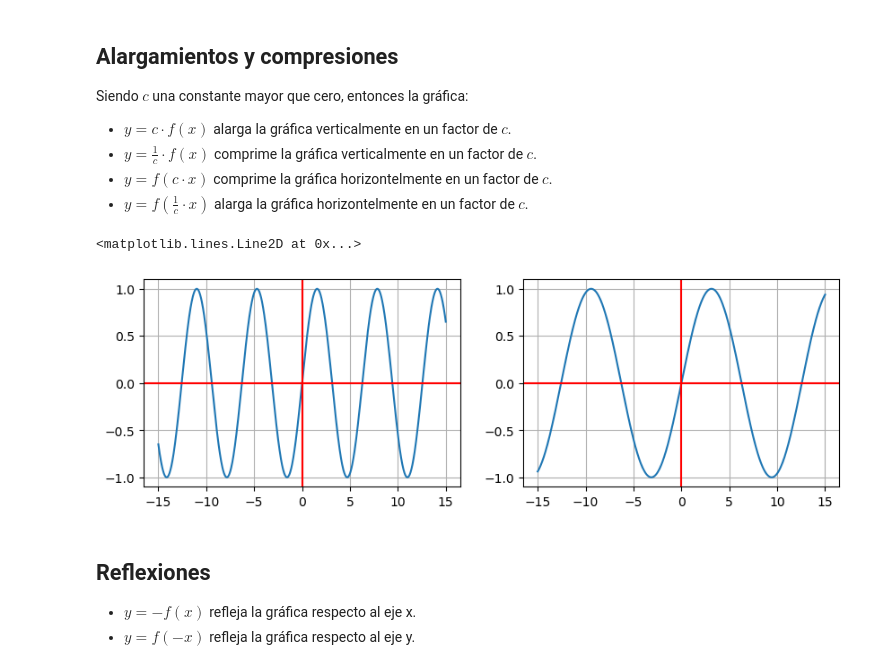
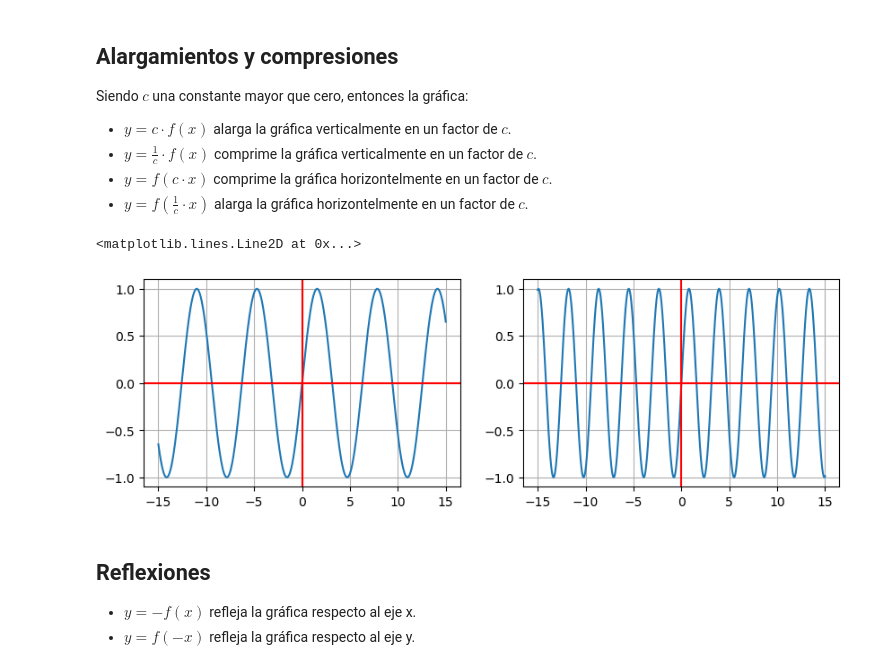
Before and after one commit to rogerreys/math_ai, a Jupyter notebook: 3_¿Cómo_manipular_funciones__.ipynb, the cells around one changed output. Cells and saved outputs as stored; diff of their text form; code cells hidden in the pictures.

```diff
--- a/3_¿Cómo_manipular_funciones__.ipynb
+++ b/3_¿Cómo_manipular_funciones__.ipynb
@@ -44,29 +44,29 @@ Siendo $c$ una constante mayor que cero, entonces la gráfica:
 # %%
 N = 1000
 
 def f(x):
   return np.sin(x);
 
 c = 2
 
 x = np.linspace(-15,15, num=N)
 
 y = f(x)
-y2 = f(x*1/c)
+y2 = f(x*c)
 
 
 fig, (ax1,ax2) = plt.subplots(1,2, figsize=(10,3))
 ax1.plot(x,y)
 ax1.grid()
 ax1.axhline(y=0, color='r')
 ax1.axvline(x=0, color='r')
 ax2.plot(x,y2)
 ax2.grid()
 ax2.axhline(y=0, color='r')
 ax2.axvline(x=0, color='r')
 # %% [output]
 <matplotlib.lines.Line2D at 0x...>
-[figure, old version]
+[figure, new version]
 # %% [markdown]
 ## Reflexiones
 
```
Also changed, not shown: parts of 2 cells of this notebook, 2 other files.
